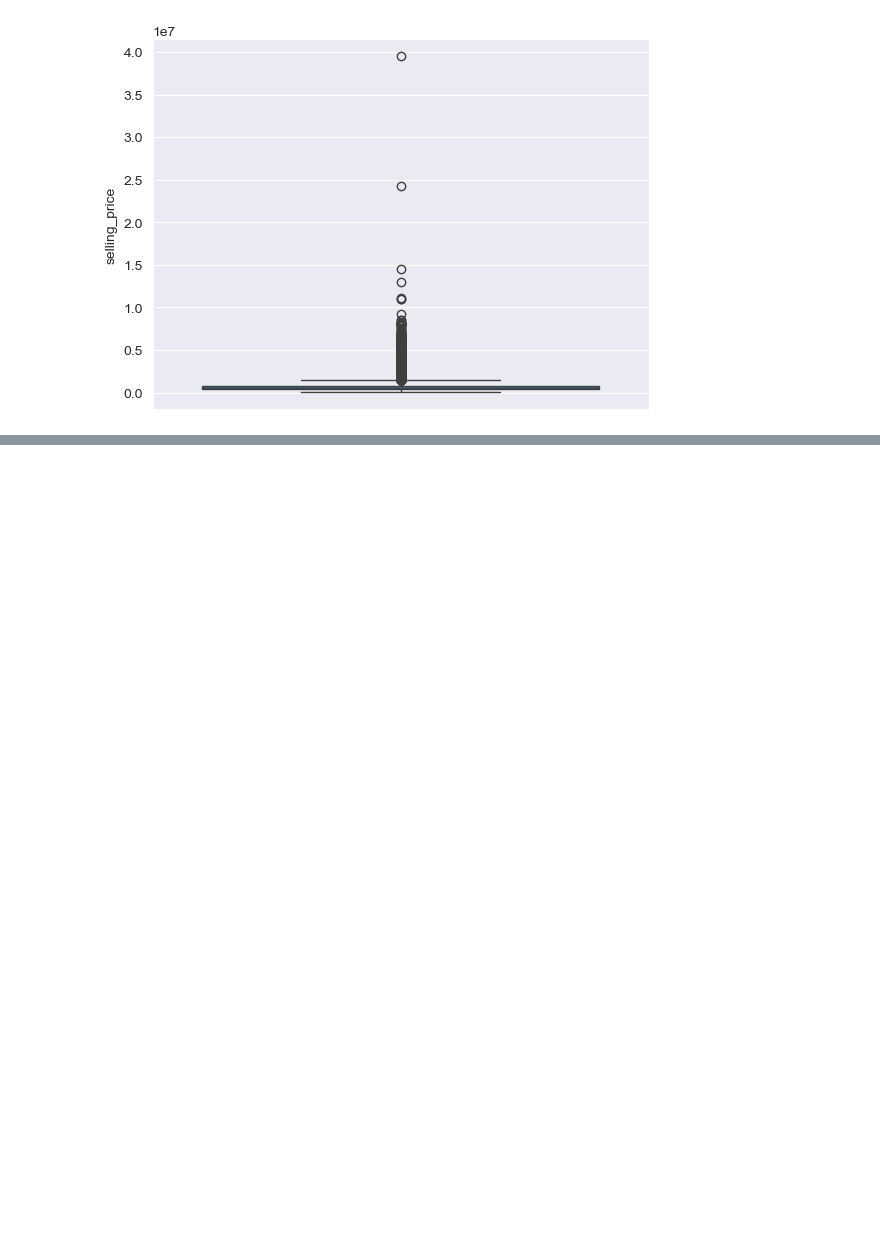
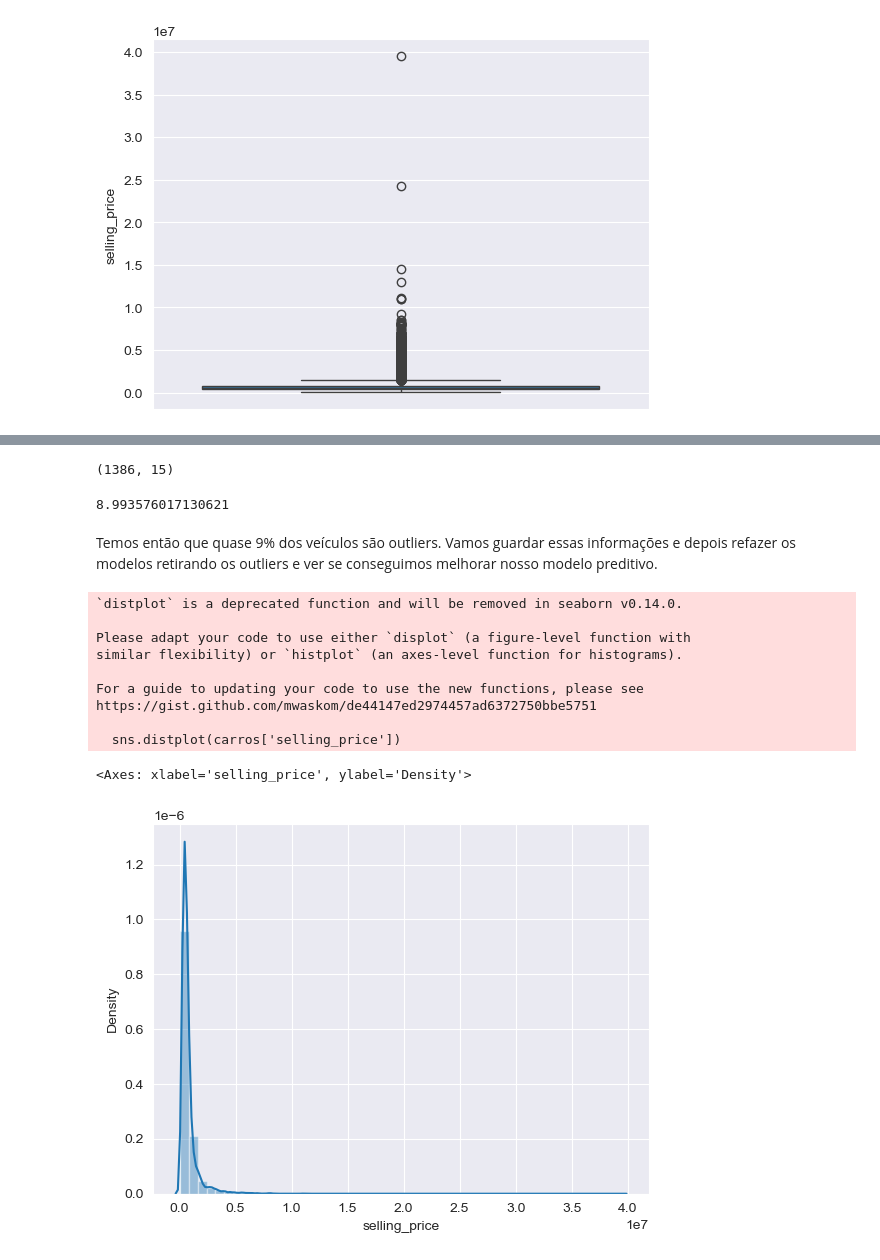
Before and after one commit to rhyanfrazao/proj-predicao-precos-veiculos, a Jupyter notebook: proj-predicao-precos-veiculos.ipynb, the cells around one changed output, grey strips where cells are left out. Saved outputs shown, nothing was run; the diff lists cells and outputs as text; code cells hidden in the pictures; blank space fills up the shorter version.

Commit message:
primeiros modelos ainda com outliers

```diff
--- a/proj-predicao-precos-veiculos.ipynb
+++ b/proj-predicao-precos-veiculos.ipynb
@@ -188,0 +240,26 @@ Os boxplots foram deploráveis.
+# %%
+carros_outliers.shape
+# %% [output]
+(1386, 15)
+# %%
+n_outliers = (1386/15411)*100
+n_outliers
+# %% [output]
+8.993576017130621
+# %% [markdown]
+Temos então que quase 9% dos veículos são outliers. Vamos guardar essas informações e depois refazer os modelos retirando os outliers e ver se conseguimos melhorar nosso modelo preditivo.
+# %%
+# Plotando uma distribuição do preço de venda:
+sns.distplot(carros['selling_price'])
+# %% [output]
+`distplot` is a deprecated function and will be removed in seaborn v0.14.0.
+
+Please adapt your code to use either `displot` (a figure-level function with
+similar flexibility) or `histplot` (an axes-level function for histograms).
+
+For a guide to updating your code to use the new functions, please see
+https://gist.github.com/mwaskom/de44147ed2974457ad6372750bbe5751
+
+  sns.distplot(carros['selling_price'])
+<Axes: xlabel='selling_price', ylabel='Density'>
+[figure, added]
```
Also changed, not shown: parts of 67 cells of this notebook.
